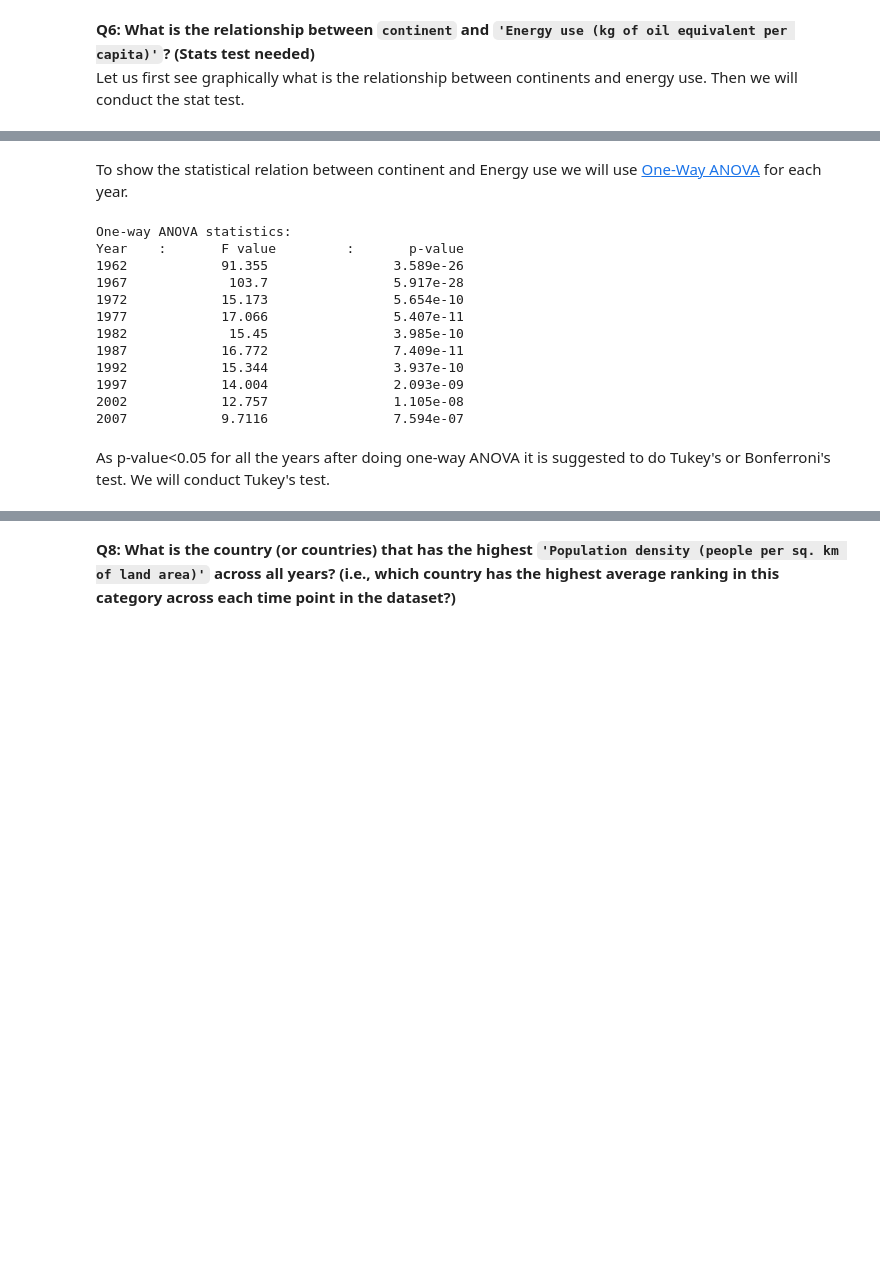
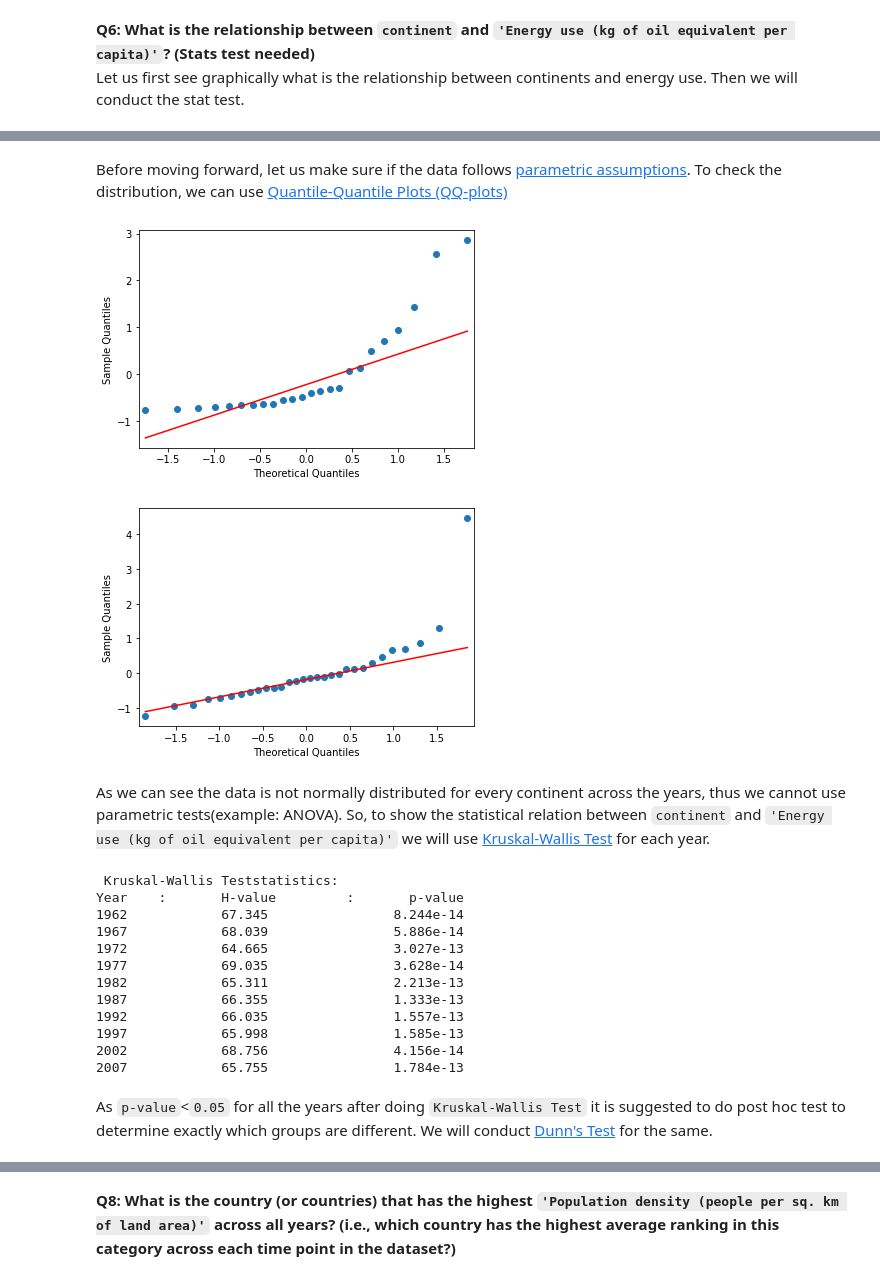
Before and after one commit to AnmolS17/training-requirements, a Jupyter notebook: Python for Data Science/PythonDSci.ipynb, the cells around one changed output, grey strips where cells are left out. Cells and saved outputs as stored; diff of their text form; code cells hidden in the pictures; blank space fills up the shorter version.

Commit message:
non-parametric tests

```diff
--- a/Python for Data Science/PythonDSci.ipynb
+++ b/Python for Data Science/PythonDSci.ipynb
@@ -147,47 +150,64 @@ fig.update_yaxes(range=[0.9,4.5])
 fig.show()
 # %% [output]
 [interactive output not drawn]
+# %% [markdown]
+Before moving forward, let us make sure if the data follows [parametric assumptions](https://www.statology.org/parametric-tests-assumptions/). To check the distribution, we  can use [Quantile-Quantile Plots (QQ-plots)](https://www.statisticshowto.com/q-q-plots/)
+# %%
+def qqplot(year, column):
+    asia = gapminder_df.loc[(gapminder_df['continent']=="Asia" )
+                            & (gapminder_df['Year']==year),
+                           [column]].dropna()
+    europe = gapminder_df.loc[(gapminder_df['continent']=="Europe" )
+                            & (gapminder_df['Year']==year),
+                           [column]].dropna()
+    sm.qqplot(asia[column], line='q', fit= True)
+    sm.qqplot(europe[column], line='q', fit=True)
+    py.show()
+qqplot(2007, 'Energy use (kg of oil equivalent per capita)')
+# The data is skewed for many continents across the years but Europe seems normally distributed
+# %% [output]
+[figure, added]
+[figure, added]
 # %% [markdown]
-To show the statistical relation between continent and Energy use we will use [One-Way ANOVA](https://libguides.library.kent.edu/SPSS/OneWayANOVA) for each year.
+As we can see the data is not normally distributed for every continent across the years, thus we cannot use parametric tests(example: ANOVA). So, to show the statistical relation between `continent` and `'Energy use (kg of oil equivalent per capita)'` we will use [Kruskal-Wallis Test](https://www.statology.org/kruskal-wallis-test-python/) for each year.
 # %%
 # As Africa has NaN values for year 1962 and 1967.
 # I have used .fillna(0) for Africa instead of .dropna()
-
-print(f'One-way ANOVA statistics: \nYear\t:\tF value \t:\tp-value')
-
-def one_way_anova(year):
+print(f' Kruskal-Wallis Teststatistics: \nYear\t:\tH-value \t:\tp-value')
+def krustal_wallis(year):
     Asia = gapminder_df.loc[(gapminder_df['continent']=="Asia" )
                             & (gapminder_df['Year']==year),
-                           ['Energy use (kg of oil equivalent per capita)']].dropna()
+                           ['Energy use (kg of oil equivalent per capita)']].dropna().values.flatten()
     Europe = gapminder_df.loc[(gapminder_df['continent']=="Europe" )
                               & (gapminder_df['Year']==year),
-                             ['Energy use (kg of oil equivalent per capita)']].dropna()
+                             ['Energy use (kg of oil equivalent per capita)']].dropna().values.flatten()
     Africa = gapminder_df.loc[(gapminder_df['continent']=="Africa" )
                               & (gapminder_df['Year']==year),
-                             ['Energy use (kg of oil equivalent per capita)']].fillna(0)
+                             ['Energy use (kg of oil equivalent per capita)']].fillna(0).values.flatten()
     Americas = gapminder_df.loc[(gapminder_df['continent']=="Americas" )
                                 & (gapminder_df['Year']==year),
-                               ['Energy use (kg of oil equivalent per capita)']].dropna()
+                               ['Energy use (kg of oil equivalent per capita)']].dropna().values.flatten()
     Oceania = gapminder_df.loc[(gapminder_df['continent']=="Oceania" )
                                & (gapminder_df['Year']==year),
-                              ['Energy use (kg of oil equivalent per capita)']].dropna()
-    f_value, p_value = stats.f_oneway(Asia, Europe, Africa, Americas, Oceania)
-    return (f'{year}{float(f_value):18.5g}{float(p_value):25.4g}')
+                              ['Energy use (kg of oil equivalent per capita)']].dropna().values.flatten()
+    h_value, p_value = stats.kruskal(Asia, Europe, Africa, Americas, Oceania)
+    return (f'{year}{float(h_value):18.5g}{float(p_value):25.4g}')
 
-print(*list(map(one_way_anova, years)), sep='\n')
+
+print(*list(map(krustal_wallis, years)), sep='\n')
 # %% [output]
-One-way ANOVA statistics:
-Year    :       F value         :       p-value
-1962            91.355                3.589e-26
-1967             103.7                5.917e-28
-1972            15.173                5.654e-10
-1977            17.066                5.407e-11
-1982             15.45                3.985e-10
-1987            16.772                7.409e-11
-1992            15.344                3.937e-10
-1997            14.004                2.093e-09
-2002            12.757                1.105e-08
-2007            9.7116                7.594e-07
+ Kruskal-Wallis Teststatistics:
+Year    :       H-value         :       p-value
+1962            67.345                8.244e-14
+1967            68.039                5.886e-14
+1972            64.665                3.027e-13
+1977            69.035                3.628e-14
+1982            65.311                2.213e-13
+1987            66.355                1.333e-13
+1992            66.035                1.557e-13
+1997            65.998                1.585e-13
+2002            68.756                4.156e-14
+2007            65.755                1.784e-13
 # %% [markdown]
-As p-value<0.05 for all the years after doing one-way ANOVA it is suggested to do Tukey's or Bonferroni's test. We will conduct Tukey's test.
+As `p-value`<`0.05` for all the years after doing `Kruskal-Wallis Test` it is suggested to do post hoc test to determine exactly which groups are different. We will conduct [Dunn's Test](https://www.statology.org/dunns-test-python/) for the same.
 # %%
```
Also changed, not shown: parts of 10 cells of this notebook, 1 other file.
